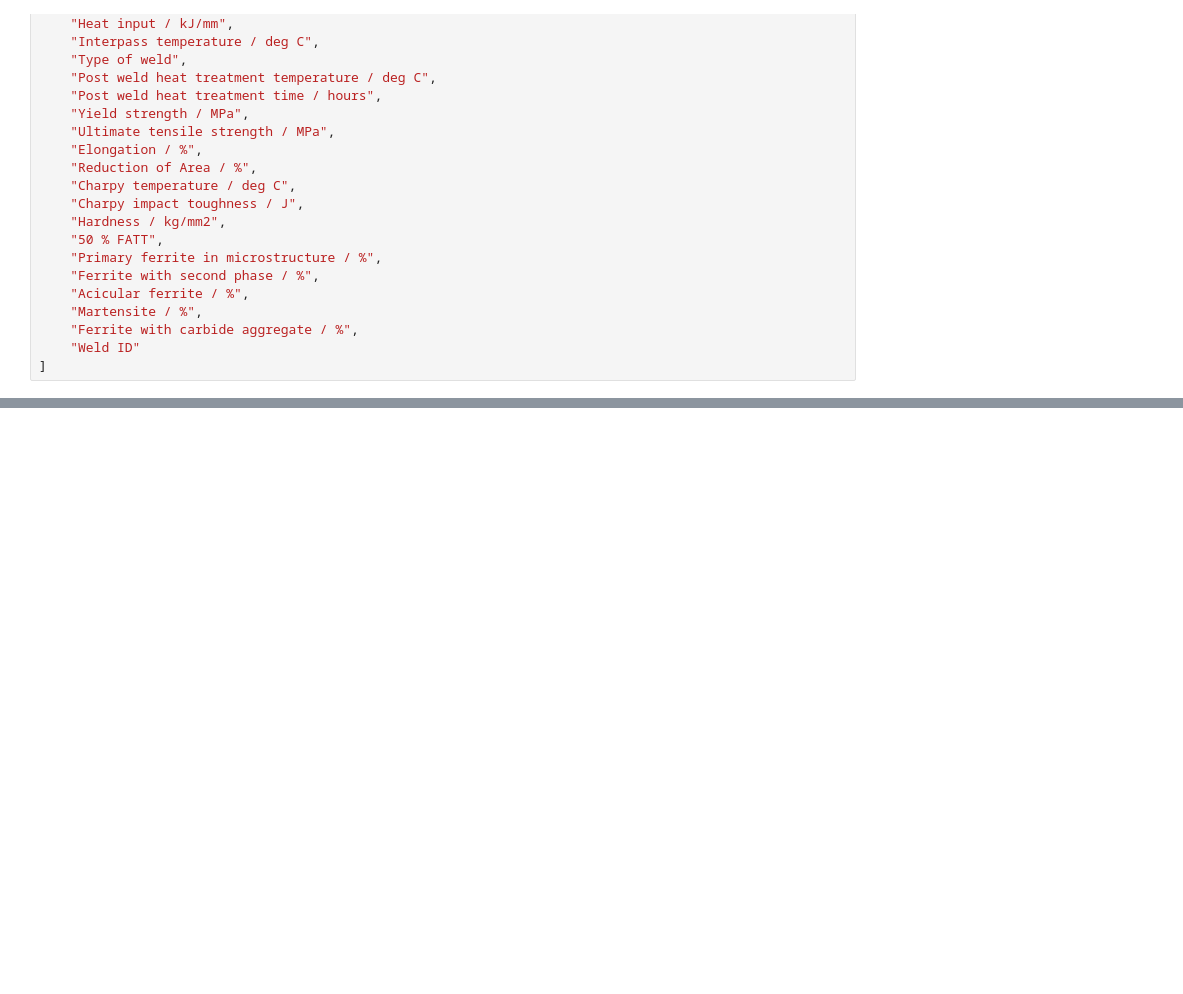
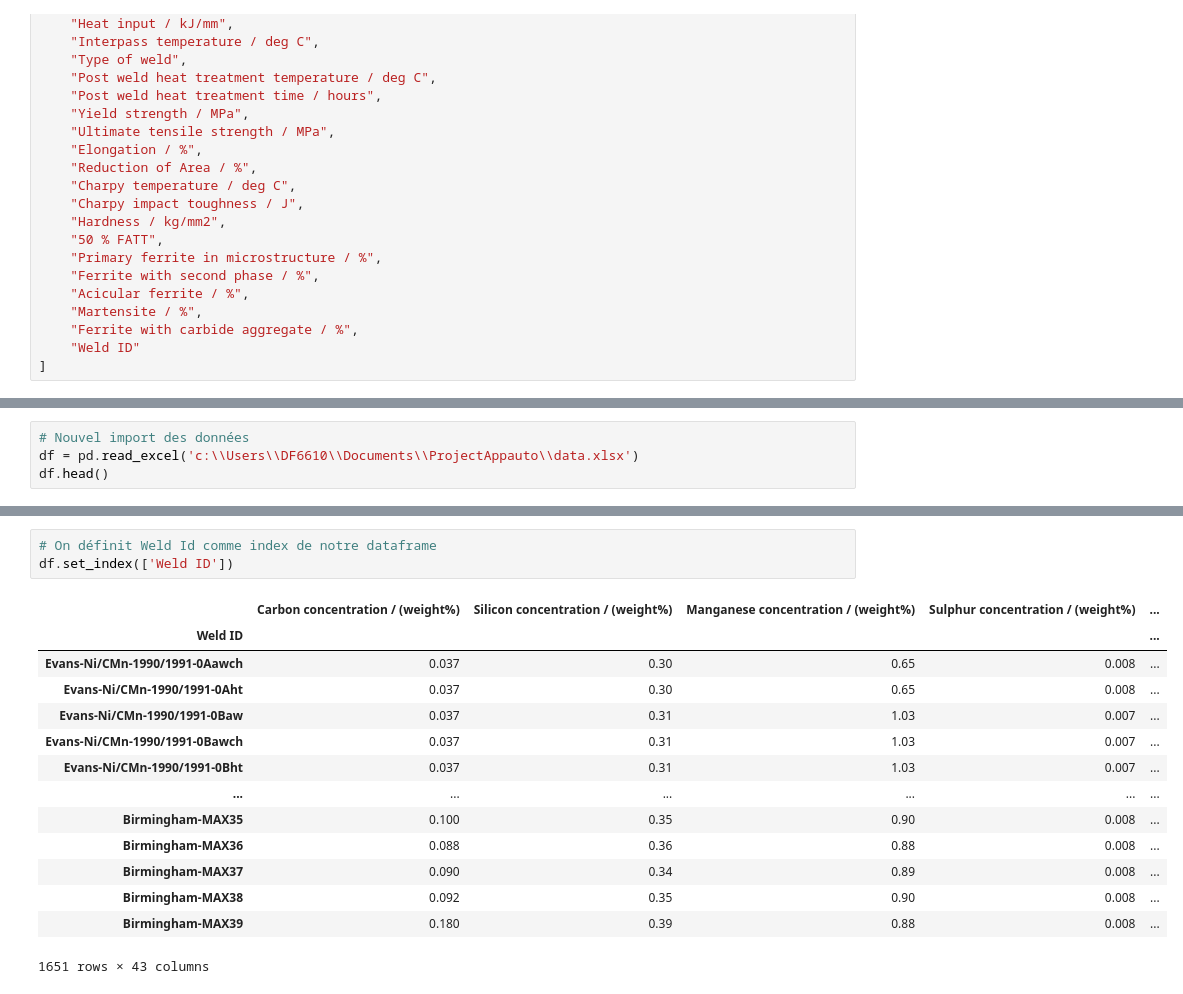
Before and after one commit to Saad123654/ProjectAppauto, a Jupyter notebook: notebook.ipynb, the cells around one changed output, grey strips where cells are left out. Saved outputs shown, nothing was run; the diff lists cells and outputs as text; blank space fills up the shorter version.

```diff
--- a/notebook.ipynb
+++ b/notebook.ipynb
@@ -83,0 +92,4 @@ data.describe()
+# %%
+# Nouvel import des données
+df = pd.read_excel('c:\\Users\\DF6610\\Documents\\ProjectAppauto\\data.xlsx')
+df.head()
@@ -83,0 +104,18 @@ data.describe()
+# %%
+# On définit Weld Id comme index de notre dataframe
+df.set_index(['Weld ID'])
+# %% [output]
+|  | Carbon concentration / (weight%) | Silicon concentration / (weight%) | Manganese concentration / (weight%) | Sulphur concentration / (weight%) | ... |
+| Weld ID |  |  |  |  | ... |
+| Evans-Ni/CMn-1990/1991-0Aawch | 0.037 | 0.30 | 0.65 | 0.008 | ... |
+| Evans-Ni/CMn-1990/1991-0Aht | 0.037 | 0.30 | 0.65 | 0.008 | ... |
+| Evans-Ni/CMn-1990/1991-0Baw | 0.037 | 0.31 | 1.03 | 0.007 | ... |
+| Evans-Ni/CMn-1990/1991-0Bawch | 0.037 | 0.31 | 1.03 | 0.007 | ... |
+| Evans-Ni/CMn-1990/1991-0Bht | 0.037 | 0.31 | 1.03 | 0.007 | ... |
+| ... | ... | ... | ... | ... | ... |
+| Birmingham-MAX35 | 0.100 | 0.35 | 0.90 | 0.008 | ... |
+| Birmingham-MAX36 | 0.088 | 0.36 | 0.88 | 0.008 | ... |
+| Birmingham-MAX37 | 0.090 | 0.34 | 0.89 | 0.008 | ... |
+| Birmingham-MAX38 | 0.092 | 0.35 | 0.90 | 0.008 | ... |
+| Birmingham-MAX39 | 0.180 | 0.39 | 0.88 | 0.008 | ... |
+1651 rows × 43 columns
```
Also changed, not shown: parts of 10 cells of this notebook, 1 other file.
